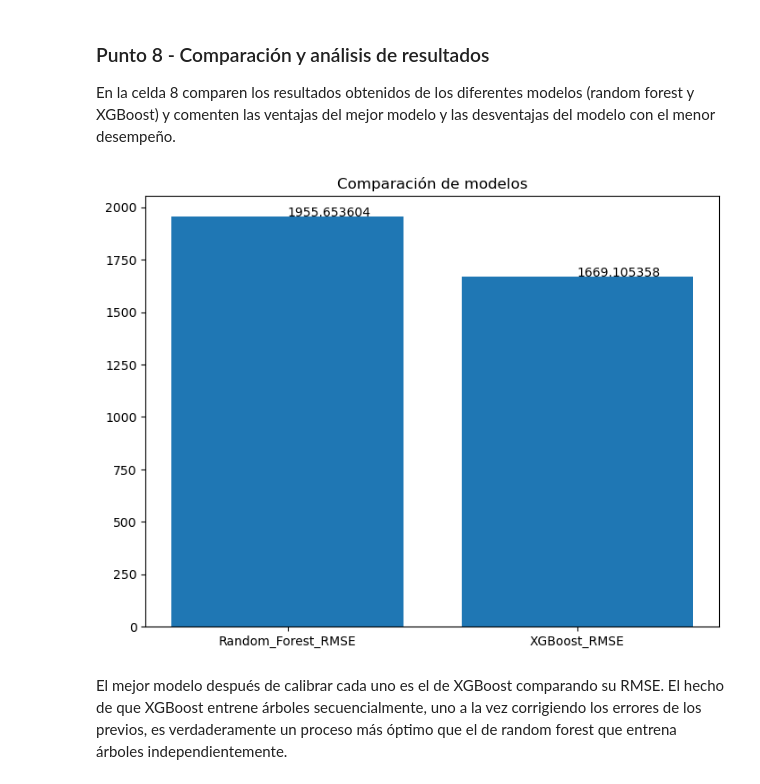
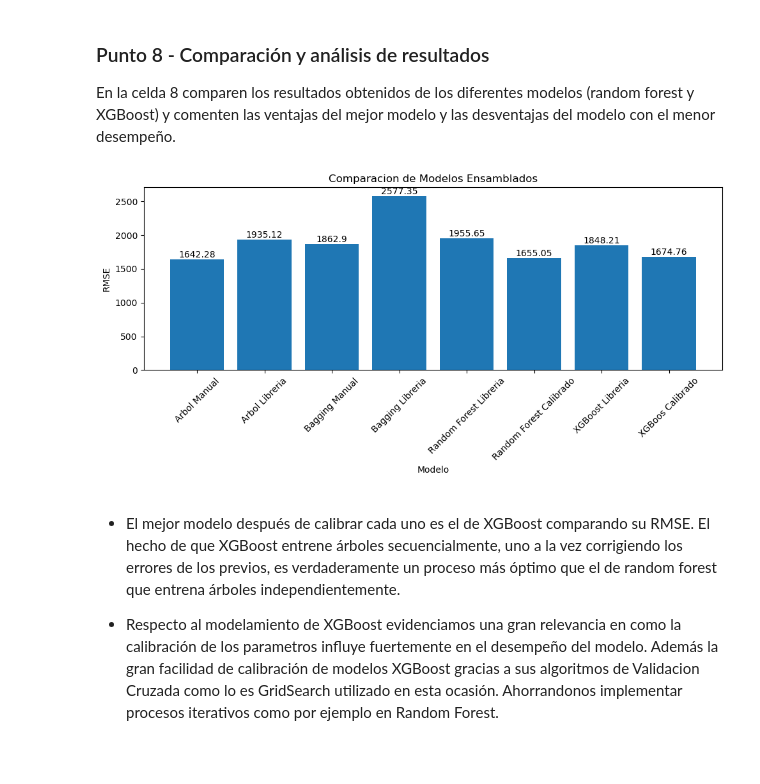
Before and after one commit to Josehoyos26/ML-y-PLN-Grupo-26, a Jupyter notebook: S2TC1_RandomForests_Boosting.ipynb, the cells around one changed output. Drawn from its saved outputs; the diff is of its cells as text; code cells hidden in the pictures.

```diff
--- a/S2TC1_RandomForests_Boosting.ipynb
+++ b/S2TC1_RandomForests_Boosting.ipynb
@@ -476,11 +461,13 @@ xgb_reg.fit(X_train, y_train)
 y_pred_xgb_default = xgb_reg.predict(X_test)
 
 # Variance_score
-print("Varianza: %f" % (explained_variance_score(y_pred_xgb_default, y_test)))
+print("Varianza: %.3f" % (explained_variance_score(y_pred_xgb_default, y_test)))
 
 # RMSE
-print("RMSE: %f" % (np.sqrt(mean_squared_error(y_test, y_pred_xgb_default))))
+rmse_xgb_default = np.sqrt(mean_squared_error(y_test, y_pred_xgb_default))
+print("RMSE: %.3f" % rmse_xgb_default)
 
 # MAE
-print('MAE: %f' % (mean_absolute_error(y_test, y_pred_xgb_default)))
+mae_xgb_default = mean_absolute_error(y_test, y_pred_xgb_default)
+print('MAE: %.3f' % mae_xgb_default)
 # %% [output]
@@ -564,20 +551,38 @@ plot_importance(xgb_reg_calibrado)
 # %% [markdown]
 ### Punto 8 - Comparación y análisis de resultados
 En la celda 8 comparen los resultados obtenidos de los diferentes modelos (random forest y XGBoost) y comenten las ventajas del mejor modelo y las desventajas del modelo con el menor desempeño.
-# %%
-#Selección mejor modelo
-fig = plt.figure()
-ax = fig.add_axes([0,0,1,1])
-ax.set_title("Comparación de modelos")
-ejeX = ['Random_Forest_RMSE','XGBoost_RMSE']
-ejeY = [round(RMSE_clf_calibrado,6),round(RMSE_XGB_calibrado,6)]
-ax.bar(ejeX,ejeY)
-def addlabels(x,y,plotP):
-    for i in range(len(x)):
-        plotP.text(i,y[i],y[i])
-addlabels(ejeX,ejeY,plt)
-plt.show()
-# %% [output]
-[figure, removed]
+# %%
+# Comparando Modelos
+
+etiquetas = ['Arbol Manual', 'Arbol Libreria',
+             'Bagging Manual', 'Bagging Libreria',
+             'Random Forest Libreria', 'Random Forest Calibrado',
+             'XGBoost Libreria', 'XGBoos Calibrado'
+            ]
+valores_rmse = [rmse_arbol_manual, rmse_arbol_libreria,
+                rmse_bagging_manual, RMSE_clfBag,
+                RMSE_clfRF, rmse_clfrf_calibrado,
+                rmse_xgb_default, rmse_xgb_calibrado
+               ]
+
+valores_rmse = [round(x, 2) for x in valores_rmse]
+
+fig, ax1 = plt.subplots(nrows=1, ncols=1, figsize=(10,5))
+
+ax1.bar(etiquetas, valores_rmse)
+for i in range(len(valores_rmse)):
+    ax1.text(i, valores_rmse[i], valores_rmse[i], ha='center', va='bottom')
+ax1.set_title('Comparacion de Modelos Ensamblados')
+ax1.set_xlabel('Modelo')
+ax1.set_ylabel('RMSE')
+ax1.set_xticklabels(etiquetas, rotation=45)
+
+plt.tight_layout()
+plt.show()
+# %% [output]
+[figure, added]
 # %% [markdown]
-El mejor modelo después de calibrar cada uno es el de XGBoost comparando su RMSE. El hecho de que XGBoost entrene árboles secuencialmente, uno a la vez corrigiendo los errores de los previos, es verdaderamente un proceso más óptimo que el de random forest que entrena árboles independientemente.
+- El mejor modelo después de calibrar cada uno es el de XGBoost comparando su RMSE. El hecho de que XGBoost entrene árboles secuencialmente, uno a la vez corrigiendo los errores de los previos, es verdaderamente un proceso más óptimo que el de random forest que entrena árboles independientemente.
+
+
+- Respecto al modelamiento de XGBoost evidenciamos una gran relevancia en como la calibración de los parametros influye fuertemente en el desempeño del modelo. Además la gran facilidad de calibración de modelos XGBoost gracias a sus algoritmos de Validacion Cruzada como lo es GridSearch utilizado en esta ocasión. Ahorrandonos implementar procesos iterativos como por ejemplo en Random Forest.
```
Also changed, not shown: parts of 12 cells of this notebook.
